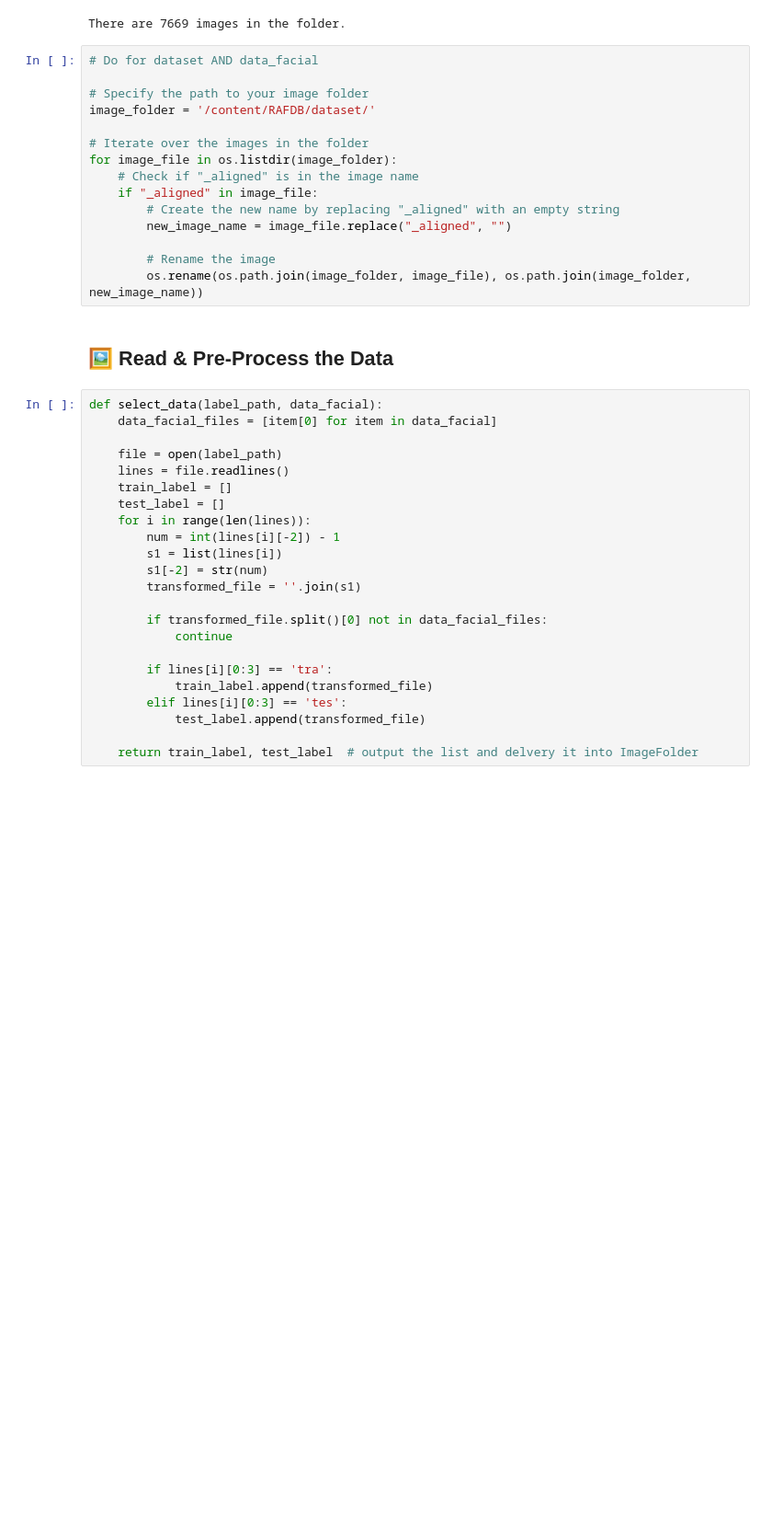
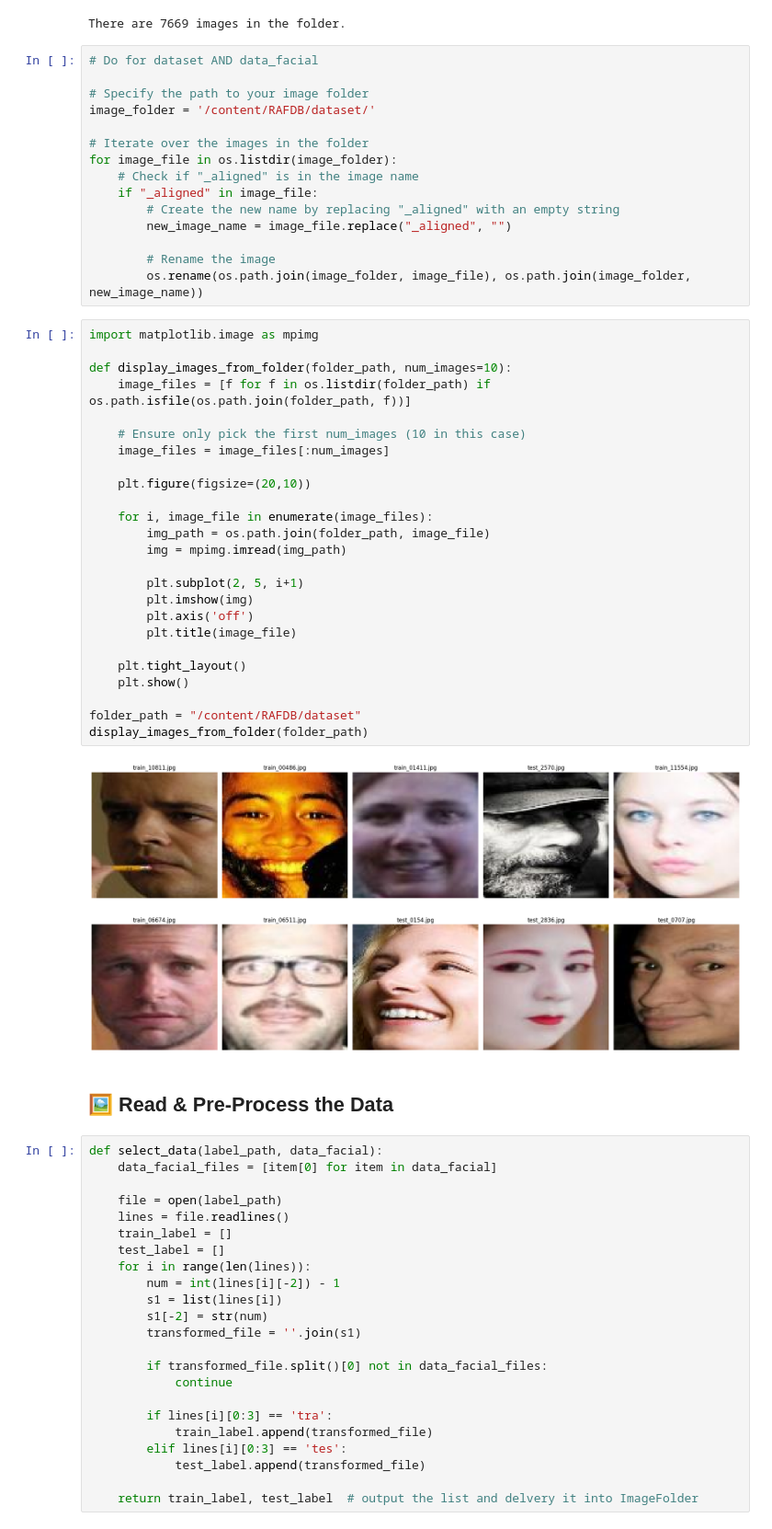
Before and after one commit to sanazgit/FER, a Jupyter notebook: FER.ipynb, the cells around one changed output. Shown at 92% size. Saved outputs shown, nothing was run; the diff lists cells and outputs as text; blank space fills up the shorter version.

```diff
--- a/FER.ipynb
+++ b/FER.ipynb
@@ -144,6 +162,33 @@ for image_file in os.listdir(image_folder):
 
         # Rename the image
         os.rename(os.path.join(image_folder, image_file), os.path.join(image_folder, new_image_name))
+# %%
+import matplotlib.image as mpimg
+
+def display_images_from_folder(folder_path, num_images=10):
+    image_files = [f for f in os.listdir(folder_path) if os.path.isfile(os.path.join(folder_path, f))]
+
+    # Ensure only pick the first num_images (10 in this case)
+    image_files = image_files[:num_images]
+
+    plt.figure(figsize=(20,10))
+
+    for i, image_file in enumerate(image_files):
+        img_path = os.path.join(folder_path, image_file)
+        img = mpimg.imread(img_path)
+
+        plt.subplot(2, 5, i+1)
+        plt.imshow(img)
+        plt.axis('off')
+        plt.title(image_file)
+
+    plt.tight_layout()
+    plt.show()
+
+folder_path = "/content/RAFDB/dataset"
+display_images_from_folder(folder_path)
+# %% [output]
+[figure, added]
 # %% [markdown]
 ## 🖼 **Read & Pre-Process the Data**
 # %%
```
Also changed, not shown: parts of 10 cells of this notebook.
